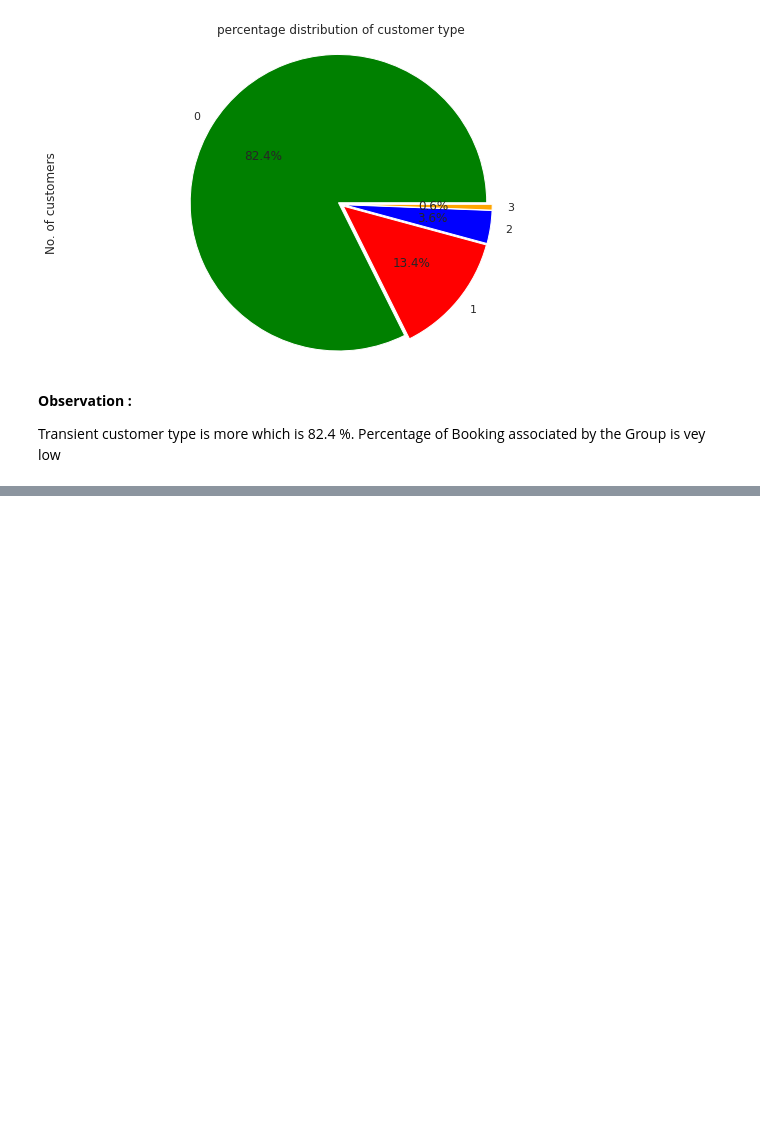
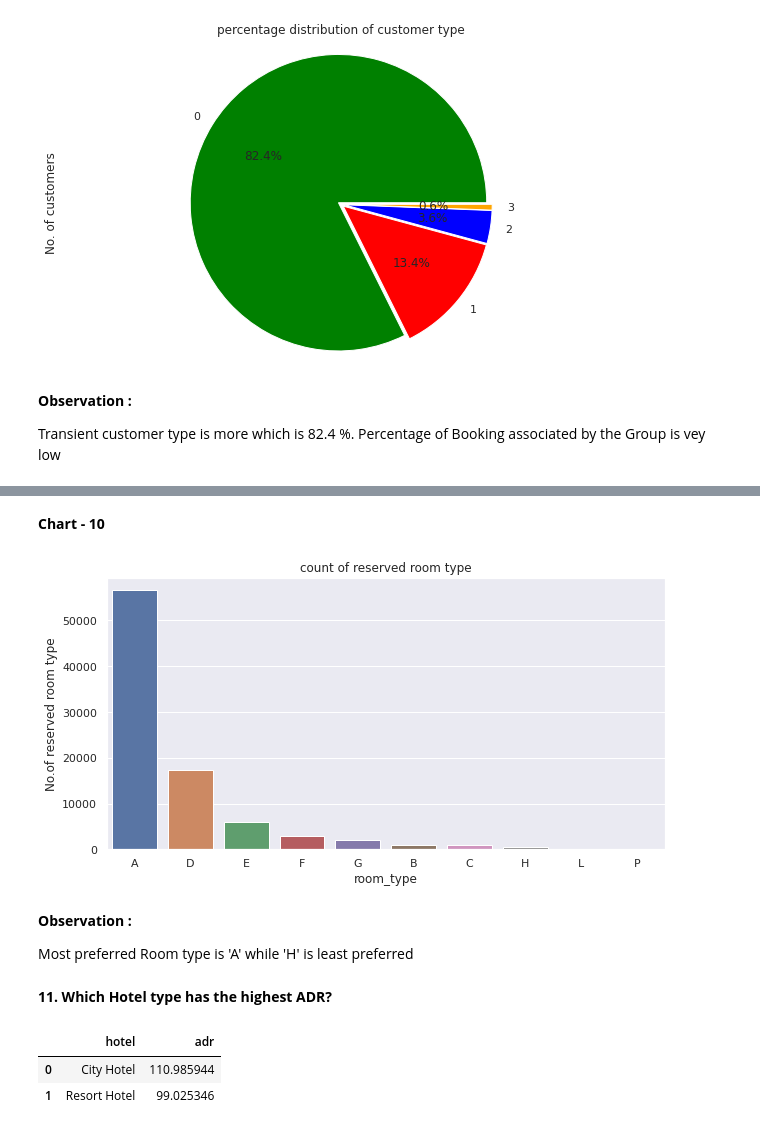
Before and after one commit to istekhar1543/hotel-booking-analysis, a Jupyter notebook: Hotel_Booking_Analysis_Capstone_Project.ipynb, the cells around one changed output, grey strips where cells are left out. Drawn from its saved outputs; the diff is of its cells as text; code cells hidden in the pictures; blank space fills up the shorter version.

```diff
--- a/Hotel_Booking_Analysis_Capstone_Project.ipynb
+++ b/Hotel_Booking_Analysis_Capstone_Project.ipynb
@@ -390,0 +569,5 @@ Transient customer type is more which is 82.4 %. Percentage of Booking associate
+# %%
+# Most preferred room type by the customers
+most_prefered_room=new_df['reserved_room_type'].value_counts().reset_index()
+most_prefered_room.columns=['room_type','No.of reserved room type']
+most_prefered_room
@@ -390,0 +586,24 @@ Transient customer type is more which is 82.4 %. Percentage of Booking associate
+# %% [markdown]
+**Chart - 10**
+# %%
+#plot the bar graph
+plt.figure(figsize= (10,5))
+sns.barplot(x = most_prefered_room['room_type'], y = most_prefered_room['No.of reserved room type'],order = most_prefered_room['room_type'])
+plt.title('count of reserved room type')
+plt.show()
+# %% [output]
+[figure, added]
+# %% [markdown]
+**Observation :**
+
+Most preferred Room type is 'A' while 'H' is least preferred
+# %% [markdown]
+**11. Which Hotel type has the highest ADR?**
+# %%
+#highest adr at diffrent hotel type
+highest_adr=new_df.groupby(['hotel'])['adr'].mean().reset_index()
+highest_adr
+# %% [output]
+|  | hotel | adr |
+| 0 | City Hotel | 110.985944 |
+| 1 | Resort Hotel | 99.025346 |
```
Also changed, not shown: parts of 90 cells of this notebook.
